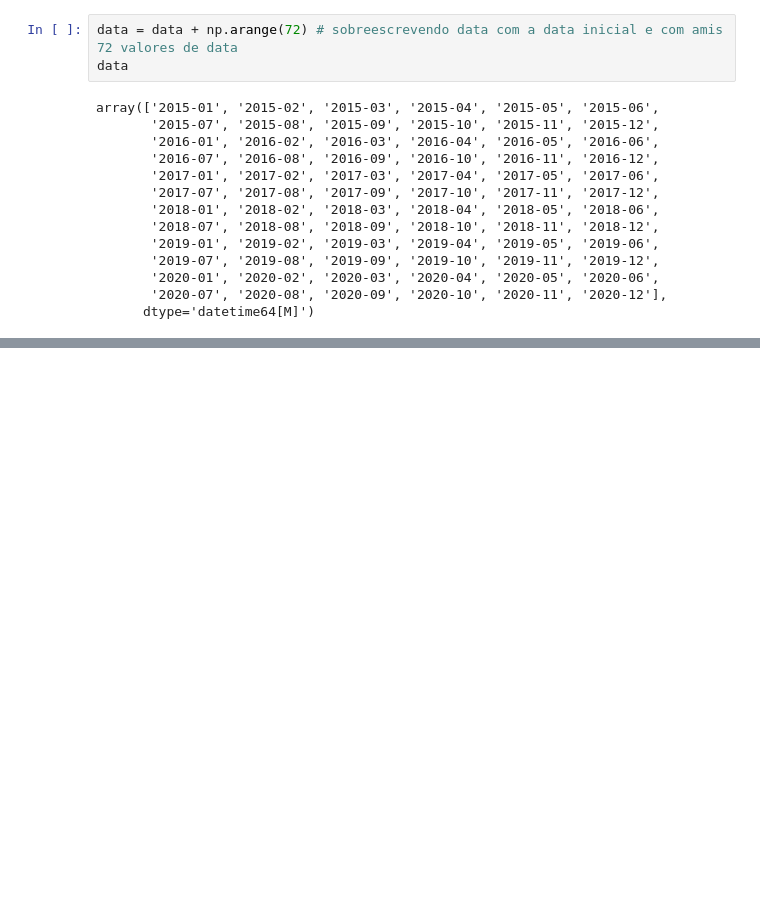
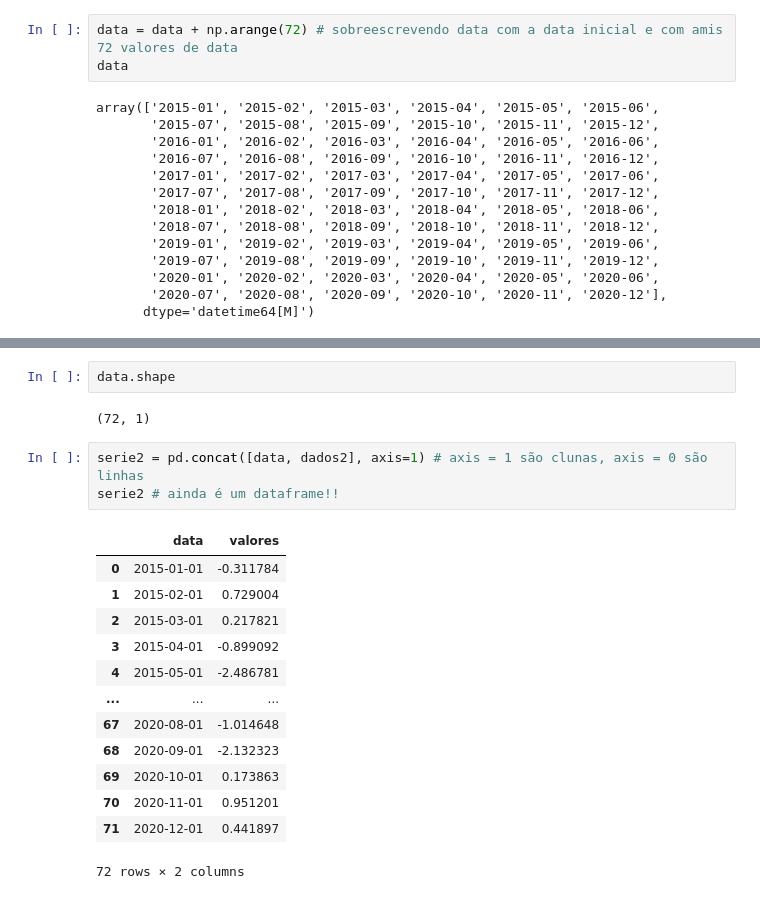
Before and after one commit to luizakuze/Cursos, a Jupyter notebook: cursos/series-temporais/fundamentos/primeiros_passos_serie.ipynb, the cells around one changed output, grey strips where cells are left out. Cells and saved outputs as stored; diff of their text form; blank space fills up the shorter version.

```diff
--- a/cursos/series-temporais/fundamentos/primeiros_passos_serie.ipynb
+++ b/cursos/series-temporais/fundamentos/primeiros_passos_serie.ipynb
@@ -294,0 +318,21 @@ ValueError: Must pass 2-d input. shape=()
+# %%
+data.shape
+# %% [output]
+(72, 1)
+# %%
+serie2 = pd.concat([data, dados2], axis=1) # axis = 1 são clunas, axis = 0 são linhas
+serie2 # ainda é um dataframe!!
+# %% [output]
+|  | data | valores |
+| 0 | 2015-01-01 | -0.311784 |
+| 1 | 2015-02-01 | 0.729004 |
+| 2 | 2015-03-01 | 0.217821 |
+| 3 | 2015-04-01 | -0.899092 |
+| 4 | 2015-05-01 | -2.486781 |
+| ... | ... | ... |
+| 67 | 2020-08-01 | -1.014648 |
+| 68 | 2020-09-01 | -2.132323 |
+| 69 | 2020-10-01 | 0.173863 |
+| 70 | 2020-11-01 | 0.951201 |
+| 71 | 2020-12-01 | 0.441897 |
+72 rows × 2 columns
```
Also changed, not shown: parts of 33 cells of this notebook.
